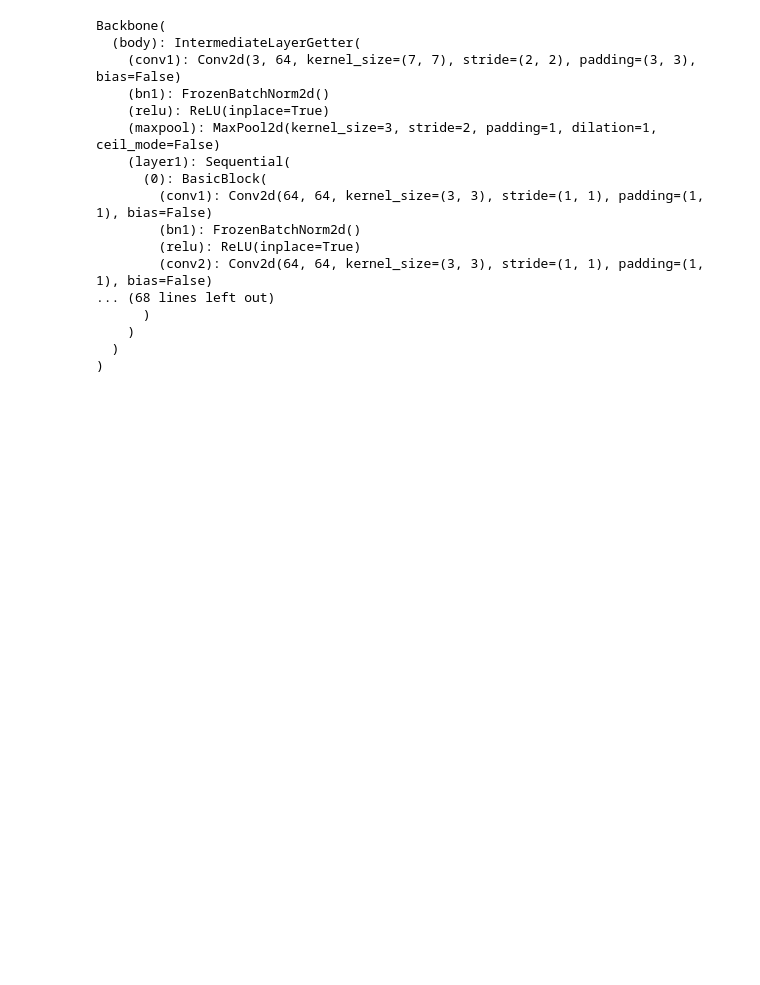
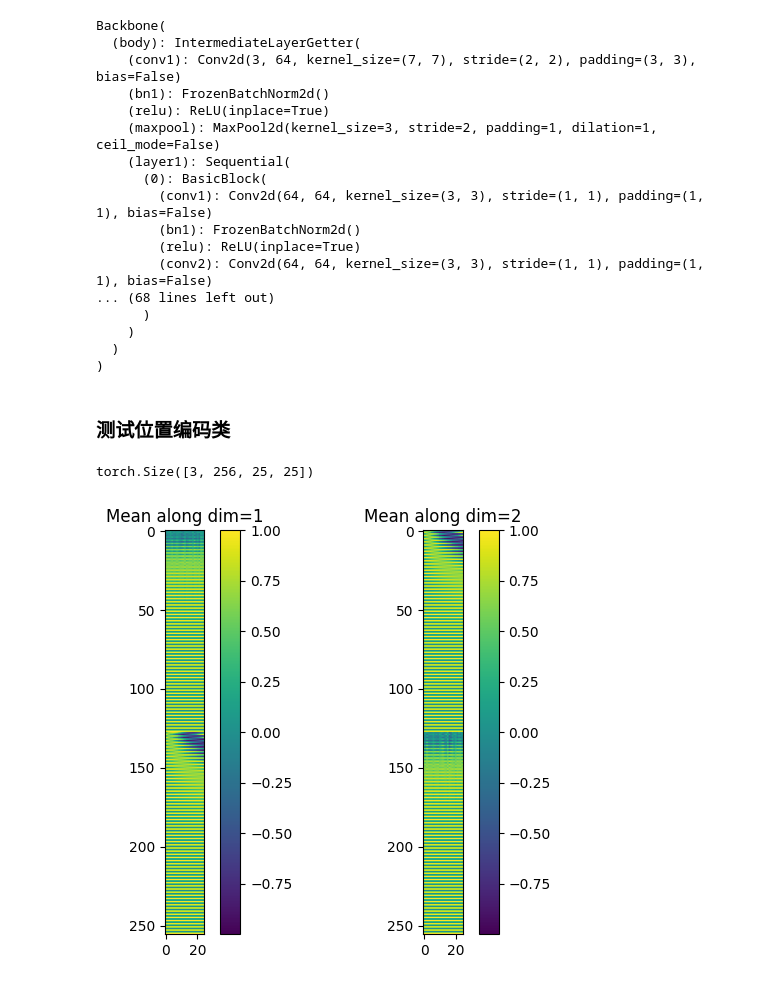
Before and after one commit to Ucarrot319/detr-s, a Jupyter notebook: notebooks/code_test.ipynb, the cells around one changed output. Cells and saved outputs as stored; diff of their text form; code cells hidden in the pictures; blank space fills up the shorter version.

```diff
--- a/notebooks/code_test.ipynb
+++ b/notebooks/code_test.ipynb
@@ -43,3 +49,51 @@ Backbone(
     )
   )
 )
+# %% [markdown]
+### 测试位置编码类
+# %%
+from models.pos_encodeing import PositionEmbeddingSine
+import matplotlib.pyplot as plt
+from util.misc import NestedTensor
+
+# 创建一个示例输入
+tensor = torch.randn(3, 25, 25)
+# 创建掩码
+mask_shape = (3, 25, 25)
+mask = torch.rand(mask_shape) > 0.5
+# mask = torch.rand(3, 25, 25, dtype=torch.bool)
+tensor_list = NestedTensor(tensor, mask)
+
+# 实例化类
+pos_embedding = PositionEmbeddingSine(num_pos_feats=128, normalize=True, scale=None)
+
+# 调用 forward 方法计算位置编码
+output = pos_embedding(tensor_list)
+
+print(output.shape)
+
+# 可视化位置编码结果
+# plt.imshow(output[0].mean(dim=0).detach().numpy(), cmap='hot')
+# plt.colorbar()
+# plt.show()
+
+fig, axs = plt.subplots(1, 2)
+
+# 在第一个子图中绘制图像1
+im1 = axs[0].imshow(output[0].mean(dim=1).detach().numpy(), cmap='viridis')
+axs[0].set_title('Mean along dim=1')
+fig.colorbar(im1, ax=axs[0])
+
+# 在第二个子图中绘制图像2
+im2 = axs[1].imshow(output[0].mean(dim=2).detach().numpy(), cmap='viridis')
+axs[1].set_title('Mean along dim=2')
+fig.colorbar(im2, ax=axs[1])
+
+# 调整子图之间的距离
+fig.tight_layout()
+
+# 显示图形
+plt.show()
+# %% [output]
+torch.Size([3, 256, 25, 25])
+[figure, added]
```
Also changed, not shown: parts of 2 cells of this notebook, 6 other files.
